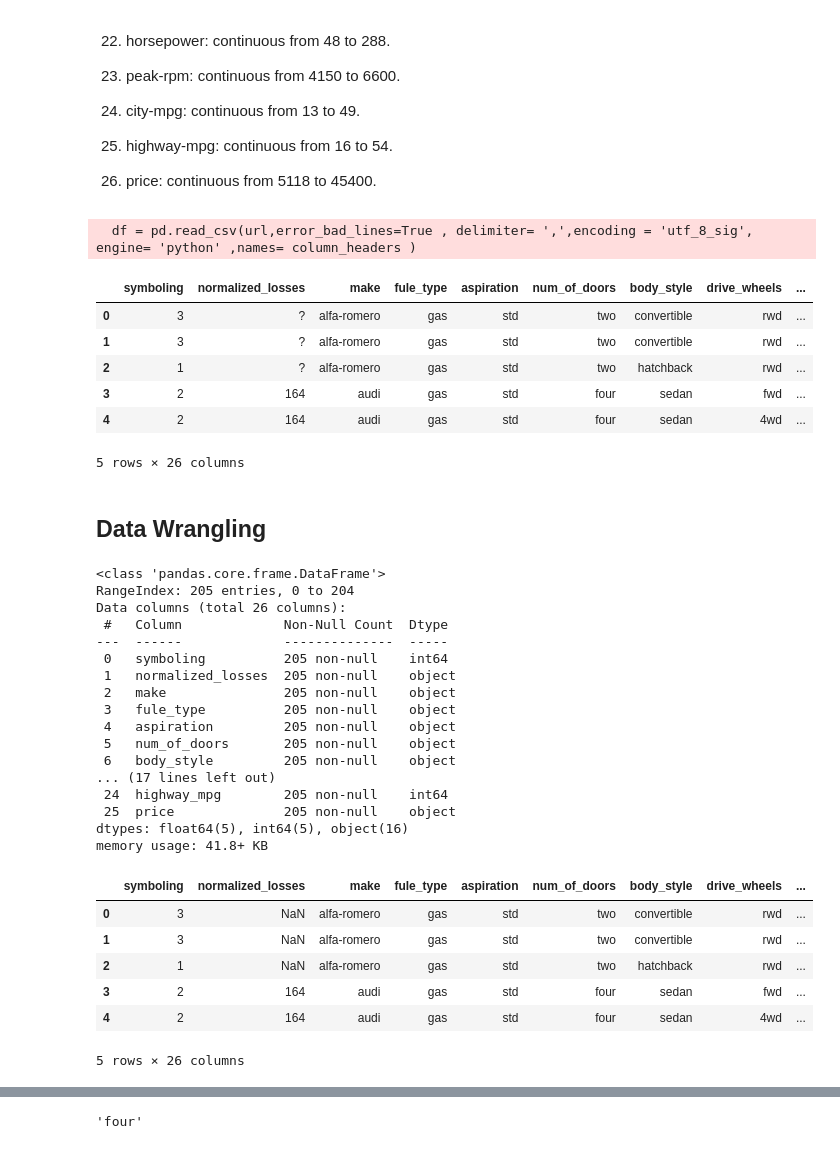
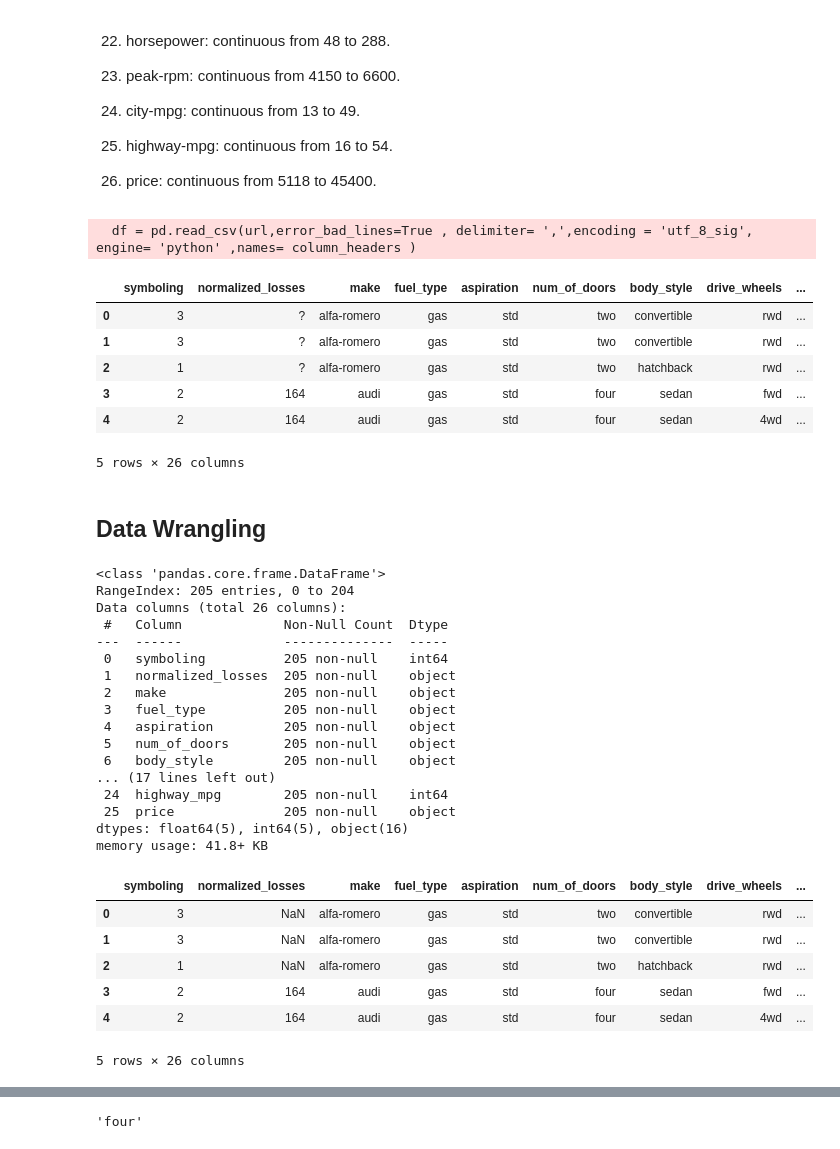
Before and after one commit to obeabi/Stats, a Jupyter notebook: AB_Test_ContinousOutcome.ipynb, the cells around one changed output, grey strips where cells are left out. Drawn from its saved outputs; the diff is of its cells as text; code cells hidden in the pictures.

```diff
--- a/AB_Test_ContinousOutcome.ipynb
+++ b/AB_Test_ContinousOutcome.ipynb
@@ -97,20 +97,20 @@ renault, saab, subaru, toyota, volkswagen, volvo
 # %%
 # URL for datasets
 url = 'https://archive.ics.uci.edu/ml/machine-learning-databases/autos/imports-85.data'
 
 # Read dataset
-column_headers = ['symboling', 'normalized_losses', 'make', 'fule_type'\
+column_headers = ['symboling', 'normalized_losses', 'make', 'fuel_type'\
                   , 'aspiration','num_of_doors','body_style', 'drive_wheels' \
                   , 'engine_location', 'wheel_base', 'length', 'width'\
                   , 'height', 'curb_weight', 'engine_type', 'num_of_cylinders'\
                   , 'engine_size', 'fuel_system', 'bore', 'stroke', 'compression_ratio' \
                   , 'horsepower', 'peak_rpm', 'city_mpg', 'highway_mpg', 'price']
 df = pd.read_csv(url,error_bad_lines=True , delimiter= ',',encoding = 'utf_8_sig', engine= 'python' ,names= column_headers )
 
 df.head()
 # %% [output]
   df = pd.read_csv(url,error_bad_lines=True , delimiter= ',',encoding = 'utf_8_sig', engine= 'python' ,names= column_headers )
-|  | symboling | normalized_losses | make | fule_type | aspiration | num_of_doors | body_style | drive_wheels | ... |
+|  | symboling | normalized_losses | make | fuel_type | aspiration | num_of_doors | body_style | drive_wheels | ... |
 | 0 | 3 | ? | alfa-romero | gas | std | two | convertible | rwd | ... |
 | 1 | 3 | ? | alfa-romero | gas | std | two | convertible | rwd | ... |
 | 2 | 1 | ? | alfa-romero | gas | std | two | hatchback | rwd | ... |
@@ -131,7 +131,7 @@ Data columns (total 26 columns):
  0   symboling          205 non-null    int64
  1   normalized_losses  205 non-null    object
  2   make               205 non-null    object
- 3   fule_type          205 non-null    object
+ 3   fuel_type          205 non-null    object
  4   aspiration         205 non-null    object
  5   num_of_doors       205 non-null    object
  6   body_style         205 non-null    object
@@ -146,7 +146,7 @@ df.replace('?', np.nan, inplace= True)
 
 df.head()
 # %% [output]
-|  | symboling | normalized_losses | make | fule_type | aspiration | num_of_doors | body_style | drive_wheels | ... |
+|  | symboling | normalized_losses | make | fuel_type | aspiration | num_of_doors | body_style | drive_wheels | ... |
 | 0 | 3 | NaN | alfa-romero | gas | std | two | convertible | rwd | ... |
 | 1 | 3 | NaN | alfa-romero | gas | std | two | convertible | rwd | ... |
 | 2 | 1 | NaN | alfa-romero | gas | std | two | hatchback | rwd | ... |
```
Also changed, not shown: parts of 12 cells of this notebook.
